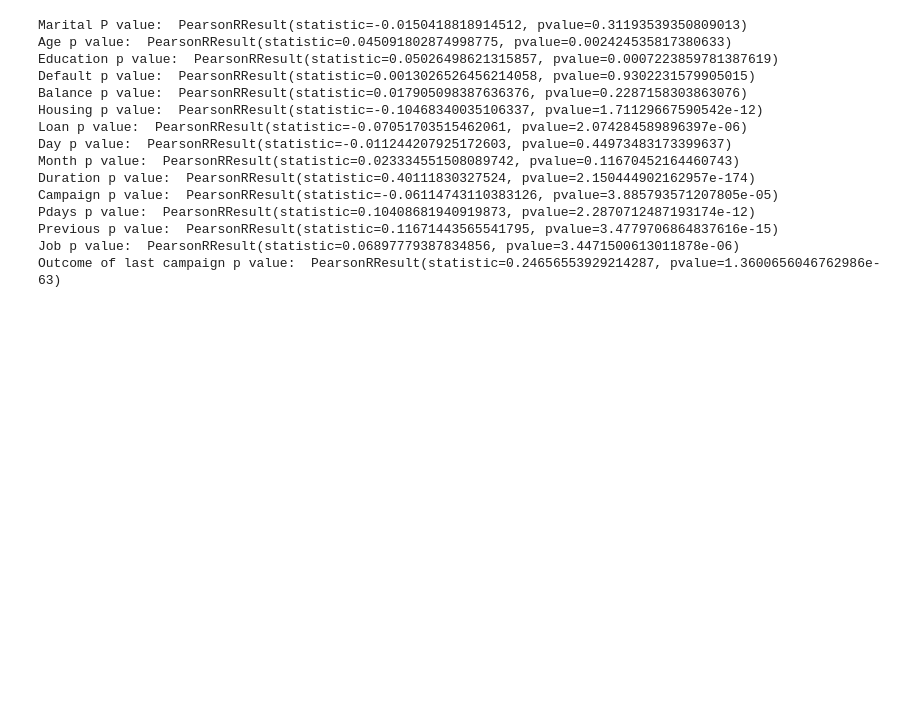
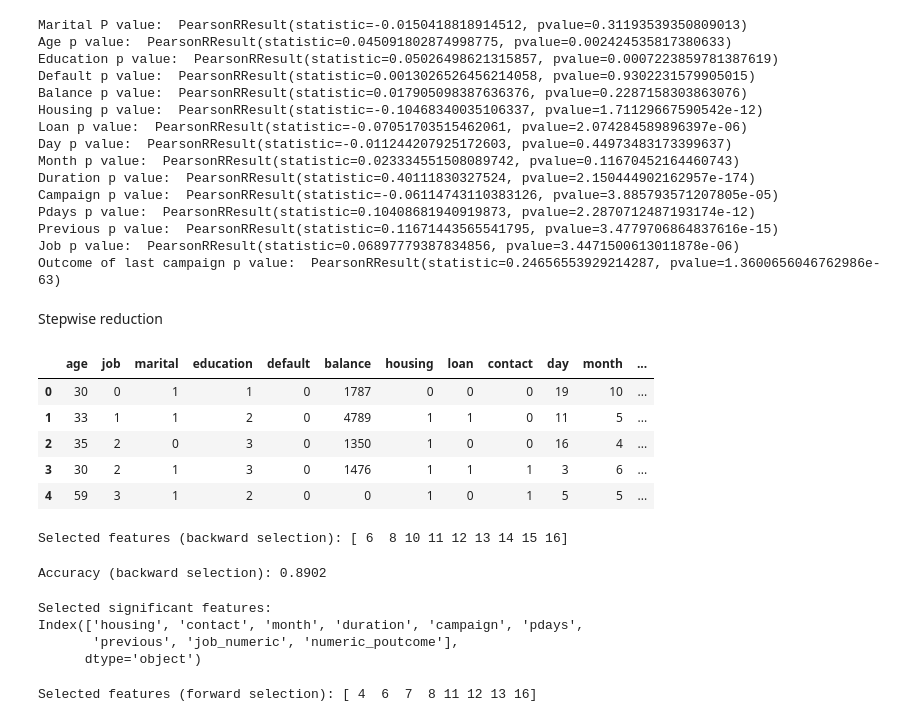
Before and after one commit to Mehtab859/bug-free-octo-fishstick, a Jupyter notebook: bank_notebook.ipynb, the cells around one changed output. Cells and saved outputs as stored; diff of their text form; code cells hidden in the pictures; blank space fills up the shorter version.

```diff
--- a/bank_notebook.ipynb
+++ b/bank_notebook.ipynb
@@ -583,3 +587,5 @@ Pdays p value:  PearsonRResult(statistic=0.10408681940919873, pvalue=2.287071248
 Previous p value:  PearsonRResult(statistic=0.11671443565541795, pvalue=3.4779706864837616e-15)
 Job p value:  PearsonRResult(statistic=0.06897779387834856, pvalue=3.4471500613011878e-06)
 Outcome of last campaign p value:  PearsonRResult(statistic=0.24656553929214287, pvalue=1.3600656046762986e-63)
+# %% [markdown]
+Stepwise reduction
@@ -585,0 +597,10 @@ Outcome of last campaign p value:  PearsonRResult(statistic=0.24656553929214287,
+# %%
+df2 = df2.drop(columns=['y'])
+df2.head()
+# %% [output]
+|  | age | job | marital | education | default | balance | housing | loan | contact | day | month | ... |
+| 0 | 30 | 0 | 1 | 1 | 0 | 1787 | 0 | 0 | 0 | 19 | 10 | ... |
+| 1 | 33 | 1 | 1 | 2 | 0 | 4789 | 1 | 1 | 0 | 11 | 5 | ... |
+| 2 | 35 | 2 | 0 | 3 | 0 | 1350 | 1 | 0 | 0 | 16 | 4 | ... |
+| 3 | 30 | 2 | 1 | 3 | 0 | 1476 | 1 | 1 | 1 | 3 | 6 | ... |
+| 4 | 59 | 3 | 1 | 2 | 0 | 0 | 1 | 0 | 1 | 5 | 5 | ... |
@@ -585,0 +613,43 @@ Outcome of last campaign p value:  PearsonRResult(statistic=0.24656553929214287,
+# %%
+X_train, X_test, y_train, y_test = train_test_split(X,y, test_size = 0.3, random_state = 42)
+model = LogisticRegression(max_iter = 10000)
+
+#Backward feature selection
+sfs_backward = SequentialFeatureSelector(model, n_features_to_select='auto', direction = 'backward', scoring = 'accuracy', cv=5)
+sfs_backward.fit(X_train, y_train)
+selected_features_backward = sfs_backward.get_support(indices = True)
+print(f'Selected features (backward selection): {selected_features_backward}')
+# %% [output]
+Selected features (backward selection): [ 6  8 10 11 12 13 14 15 16]
+# %%
+model.fit(X_train.iloc[:, selected_features_backward], y_train)
+
+# Predict on the test set
+y_pred = model.predict(X_test.iloc[:, selected_features_backward])
+
+# Calculate accuracy
+accuracy_backward = accuracy_score(y_test, y_pred)
+print(f'Accuracy (backward selection): {accuracy_backward:.4f}')
+# %% [output]
+Accuracy (backward selection): 0.8902
+# %%
+print('Selected significant features: ')
+selected_features_indeces = [6,8,10,11,12,13,14,15,16]
+selected_features = df2.columns[selected_features_indeces]
+print(selected_features)
+# %% [output]
+Selected significant features:
+Index(['housing', 'contact', 'month', 'duration', 'campaign', 'pdays',
+       'previous', 'job_numeric', 'numeric_poutcome'],
+      dtype='object')
+# %%
+X_train, X_test, y_train, y_test = train_test_split(X,y, test_size = 0.3, random_state = 42)
+model = LogisticRegression(max_iter = 10000)
+
+#Backward feature selection
+sfs_forward = SequentialFeatureSelector(model, n_features_to_select='auto', direction = 'forward', scoring = 'accuracy', cv=5)
+sfs_forward.fit(X_train, y_train)
+selected_features_forward = sfs_forward.get_support(indices = True)
+print(f'Selected features (forward selection): {selected_features_forward}')
+# %% [output]
+Selected features (forward selection): [ 4  6  7  8 11 12 13 16]
```
Also changed, not shown: parts of 8 cells of this notebook.
